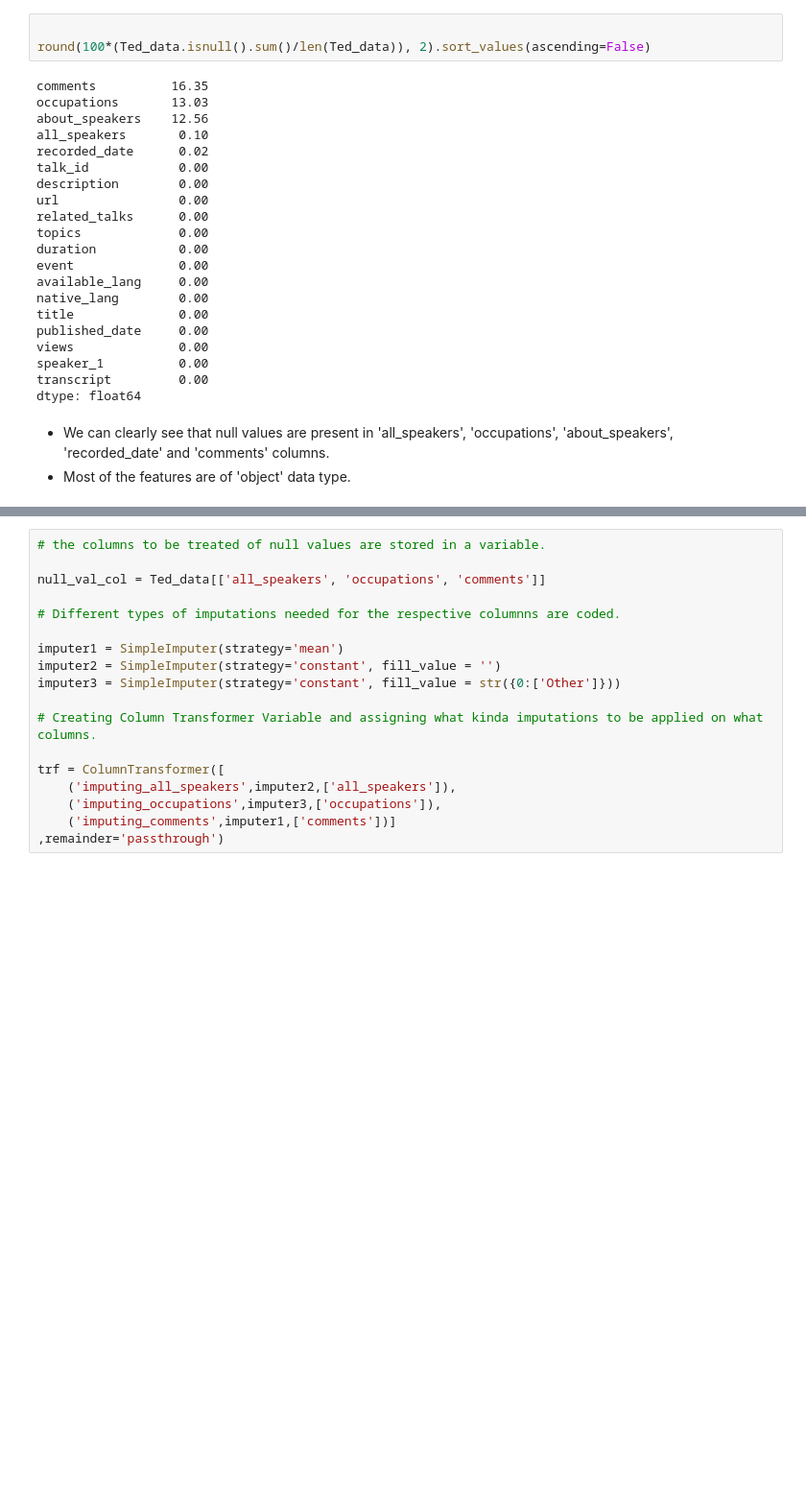
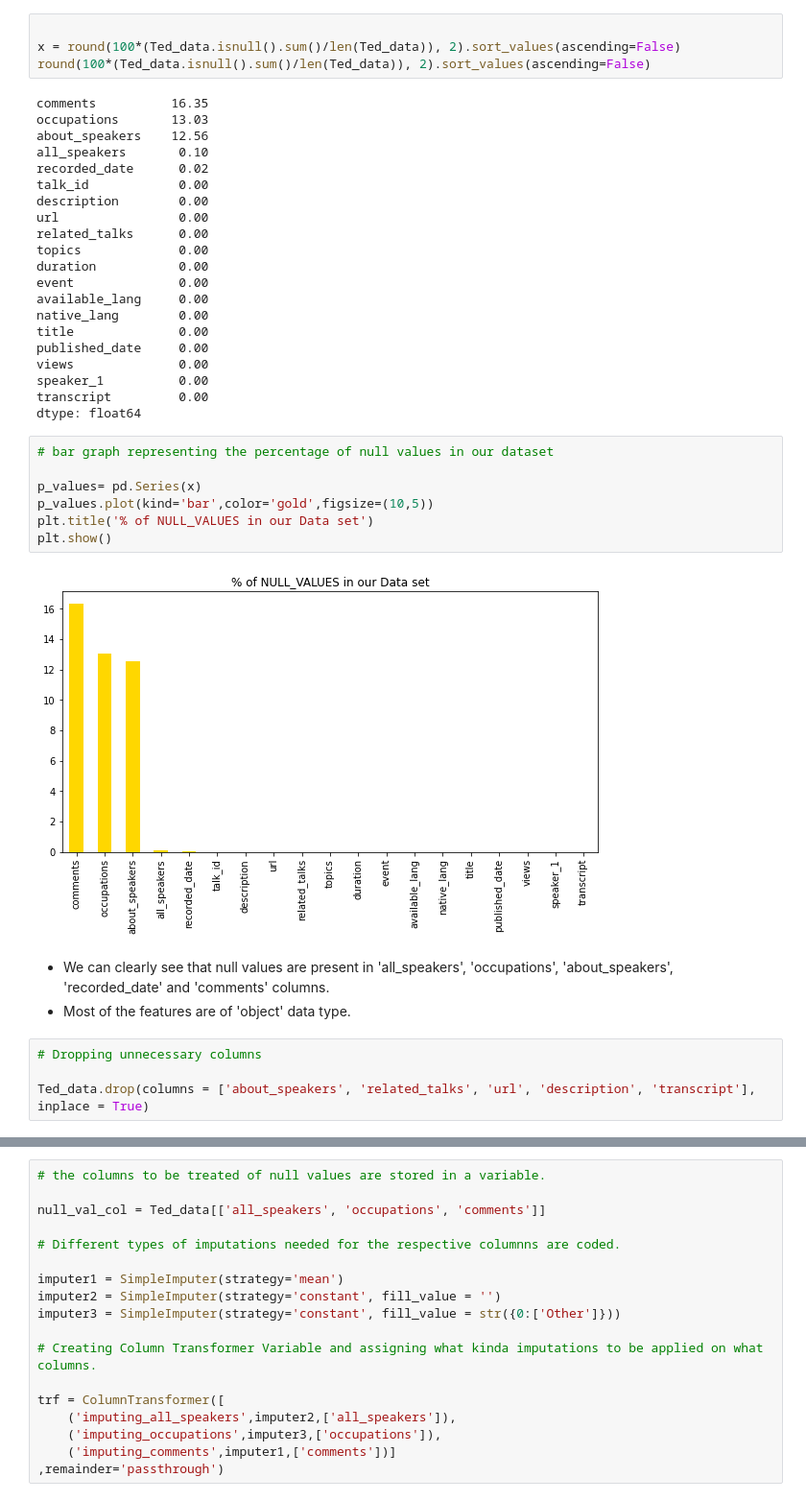
Before and after one commit to Tauseef-09/TED_Talk_Views_Prediction, a Jupyter notebook: TED_Talk_Views_Prediction_individual_colab.ipynb, the cells around one changed output, grey strips where cells are left out. Shown at 96% size. Drawn from its saved outputs; the diff is of its cells as text; blank space fills up the shorter version.

```diff
--- a/TED_Talk_Views_Prediction_individual_colab.ipynb
+++ b/TED_Talk_Views_Prediction_individual_colab.ipynb
@@ -117,6 +236,7 @@ dtypes: float64(1), int64(3), object(15)
 memory usage: 594.6+ KB
 # %%
 
+x = round(100*(Ted_data.isnull().sum()/len(Ted_data)), 2).sort_values(ascending=False)
 round(100*(Ted_data.isnull().sum()/len(Ted_data)), 2).sort_values(ascending=False)
 # %% [output]
 comments          16.35
@@ -139,8 +259,21 @@ views              0.00
 speaker_1          0.00
 transcript         0.00
 dtype: float64
+# %%
+# bar graph representing the percentage of null values in our dataset
+
+p_values= pd.Series(x)
+p_values.plot(kind='bar',color='gold',figsize=(10,5))
+plt.title('% of NULL_VALUES in our Data set')
+plt.show()
+# %% [output]
+[figure, added]
 # %% [markdown]
 * We can clearly see that null values are present in 'all_speakers', 'occupations', 'about_speakers', 'recorded_date' and 'comments' columns.
 * Most of the features are of 'object' data type.
+# %%
+# Dropping unnecessary columns
+
+Ted_data.drop(columns = ['about_speakers', 'related_talks', 'url', 'description', 'transcript'], inplace = True)
 # %% [markdown]
 ---
```
Also changed, not shown: parts of 125 cells of this notebook.
